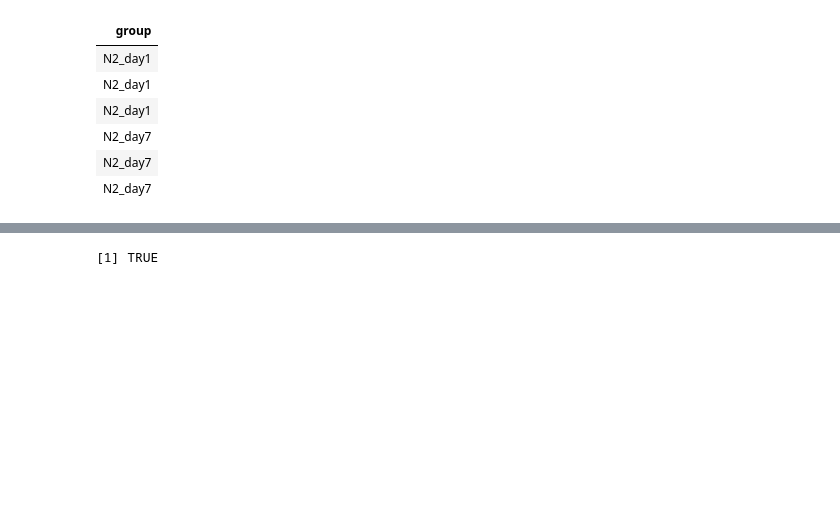
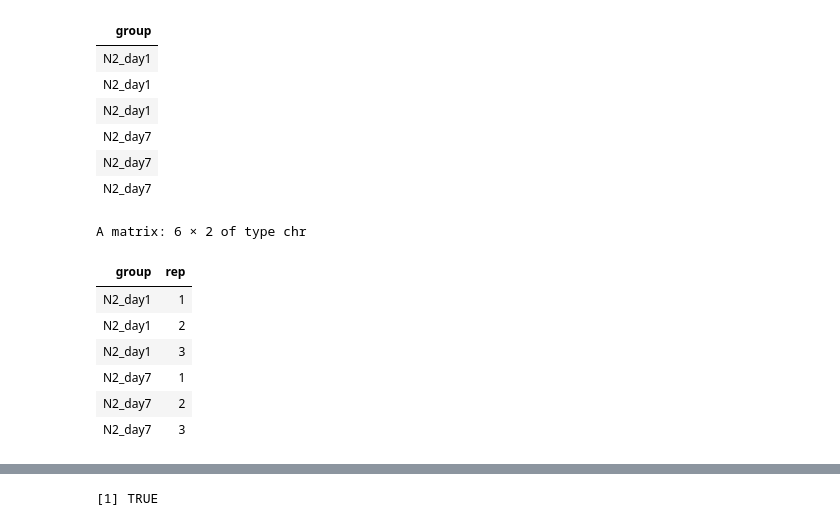
Before and after one commit to Bix4UMD/BIOI611_lab, a Jupyter notebook: docs/BIOI611_introR.ipynb, the cells around one changed output, grey strips where cells are left out. Drawn from its saved outputs; the diff is of its cells as text; code cells hidden in the pictures; blank space fills up the shorter version.

```diff
--- a/docs/BIOI611_introR.ipynb
+++ b/docs/BIOI611_introR.ipynb
@@ -112,3 +119,15 @@ A matrix: 6 × 1 of type chr
 | N2_day7 |
 | N2_day7 |
 | N2_day7 |
+# %%
+coldata_df <- cbind(group = gsub("_rep\\d", "", sample_names), rep = gsub("N2_day\\d_rep", "", sample_names))
+coldata_df
+# %% [output]
+A matrix: 6 × 2 of type chr
+| group | rep |
+| N2_day1 | 1 |
+| N2_day1 | 2 |
+| N2_day1 | 3 |
+| N2_day7 | 1 |
+| N2_day7 | 2 |
+| N2_day7 | 3 |
```
Also changed, not shown: parts of 5 cells of this notebook.
